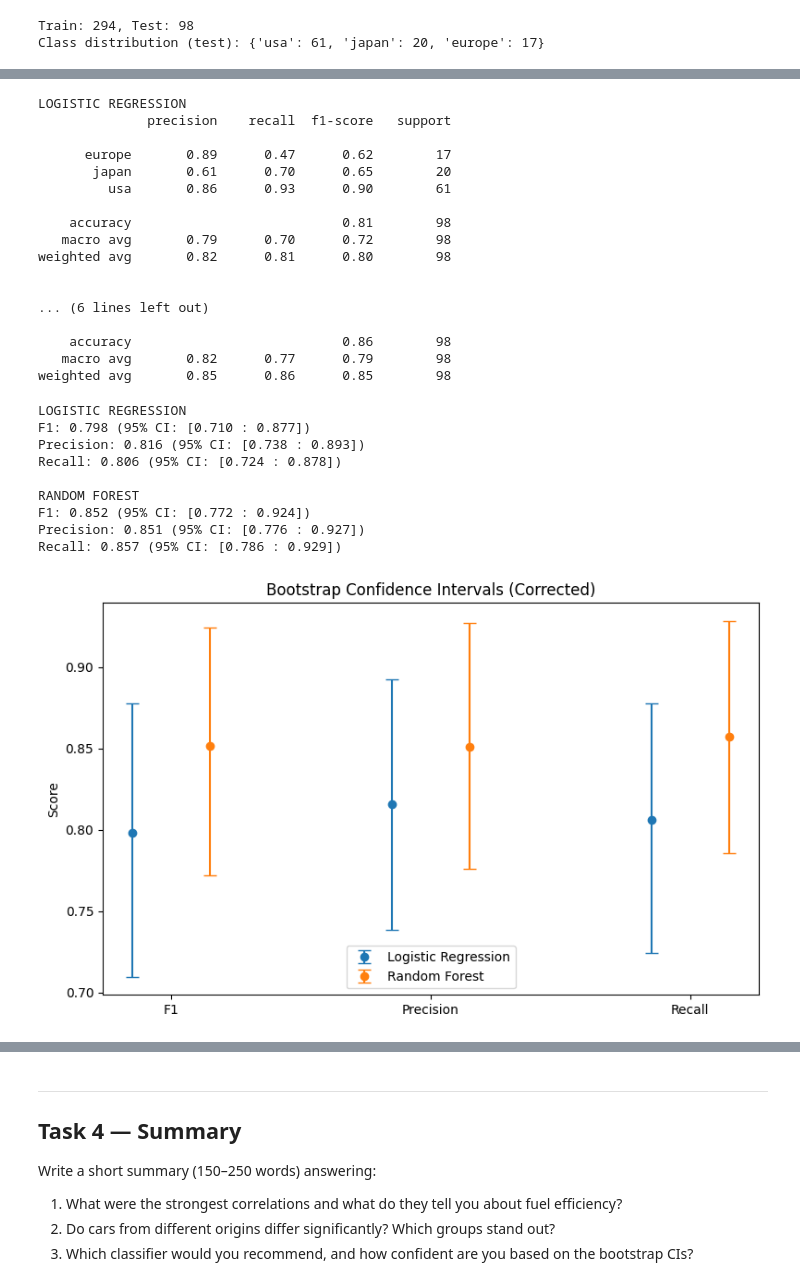
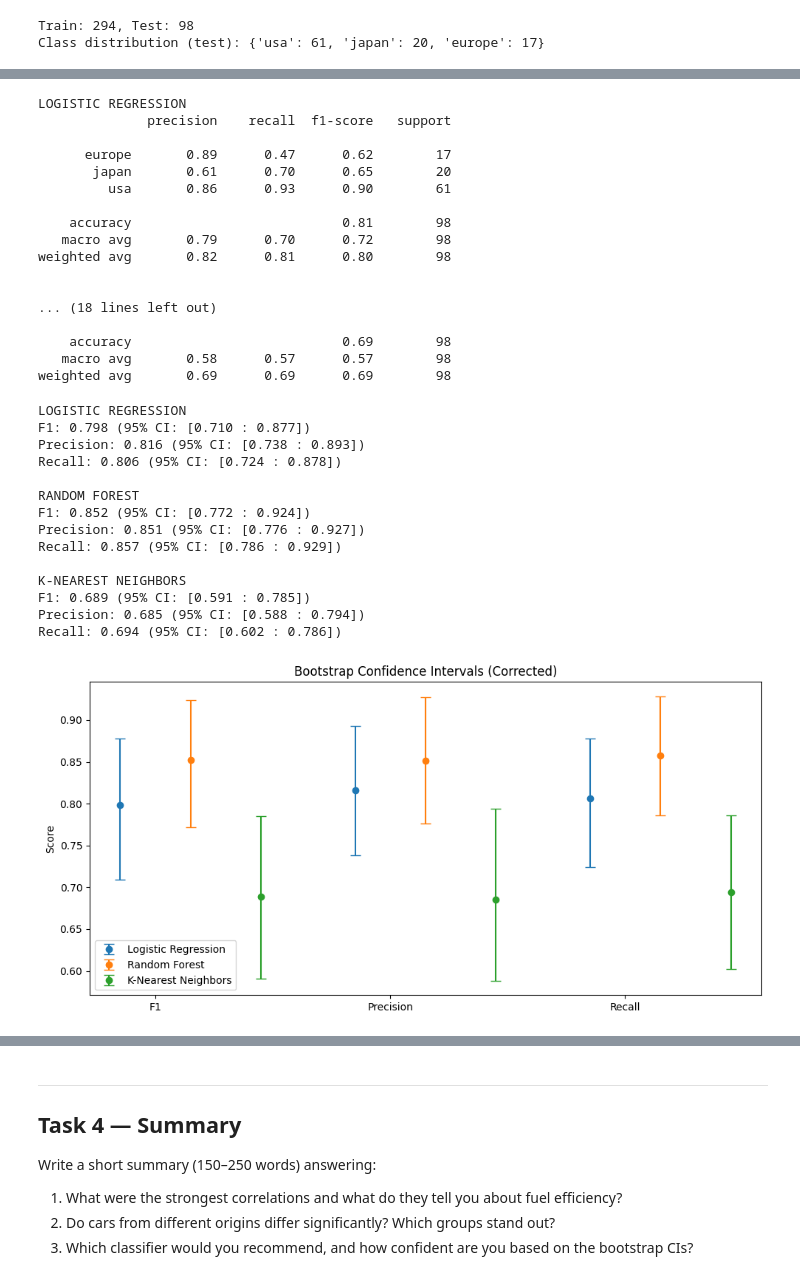
Before and after one commit to Manheim666/ironhack-ai-engineering, a Jupyter notebook: module-3/m3-13-assessment/m3-13-assessment.ipynb, the cells around one changed output, grey strips where cells are left out. Cells and saved outputs as stored; diff of their text form; code cells hidden in the pictures.

```diff
--- a/module-3/m3-13-assessment/m3-13-assessment.ipynb
+++ b/module-3/m3-13-assessment/m3-13-assessment.ipynb
@@ -360,7 +362,9 @@ Class distribution (test): {'usa': 61, 'japan': 20, 'europe': 17}
 # %%
 from sklearn.linear_model import LogisticRegression
 from sklearn.ensemble import RandomForestClassifier
+from sklearn.neighbors import KNeighborsClassifier
 from sklearn.preprocessing import StandardScaler
+
 
 scaler = StandardScaler()
 
@@ -376,3 +380,8 @@ log_pred = log_reg.predict(X_test_scaled)
 rf = RandomForestClassifier(random_state=42)
 rf.fit(X_train, y_train)
 rf_pred = rf.predict(X_test)
+
+# KNN
+knn = KNeighborsClassifier()
+knn.fit(X_train_scaled, y_train)
+knn_pred = knn.predict(X_test_scaled)
@@ -385,6 +405,9 @@ print(classification_report(y_test, log_pred))
 
 print("\nRANDOM FOREST")
 print(classification_report(y_test, rf_pred))
+
+print("\nK-NEAREST NEIGHBORS")
+print(classification_report(y_test, knn_pred))
 # %% [output]
 LOGISTIC REGRESSION
               precision    recall  f1-score   support
@@ -398,11 +421,11 @@ LOGISTIC REGRESSION
 weighted avg       0.82      0.81      0.80        98
 
 
-... (6 lines left out)
+... (18 lines left out)
 
-    accuracy                           0.86        98
-   macro avg       0.82      0.77      0.79        98
-weighted avg       0.85      0.86      0.85        98
+    accuracy                           0.69        98
+   macro avg       0.58      0.57      0.57        98
+weighted avg       0.69      0.69      0.69        98
 # %%
 def bootstrap_metric(y_true, y_pred, metric_fn, n_boot=2000, seed=42):
     """
@@ -461,6 +484,11 @@ print("\nRANDOM FOREST")
 for name, fn in metrics.items():
     mean, low, high, _ = bootstrap_metric(y_test, rf_pred, fn)
     print(f"{name}: {mean:.3f} (95% CI: [{low:.3f} : {high:.3f}])")
+
+print("\nK-NEAREST NEIGHBORS")
+for name, fn in metrics.items():
+    mean, low, high, _ = bootstrap_metric(y_test, knn_pred, fn)
+    print(f"{name}: {mean:.3f} (95% CI: [{low:.3f} : {high:.3f}])")
 # %% [output]
 LOGISTIC REGRESSION
 F1: 0.798 (95% CI: [0.710 : 0.877])
@@ -471,6 +499,11 @@ RANDOM FOREST
 F1: 0.852 (95% CI: [0.772 : 0.924])
 Precision: 0.851 (95% CI: [0.776 : 0.927])
 Recall: 0.857 (95% CI: [0.786 : 0.929])
+
+K-NEAREST NEIGHBORS
+F1: 0.689 (95% CI: [0.591 : 0.785])
+Precision: 0.685 (95% CI: [0.588 : 0.794])
+Recall: 0.694 (95% CI: [0.602 : 0.786])
 # %%
 # Visualize bootstrap CIs (dot-and-whisker or grouped bar chart)
 
@@ -487,12 +520,12 @@ def get_bootstrap_results(y_true, y_pred):
 # Compute bootstrap results
 lr = get_bootstrap_results(y_test, log_pred)
 rf = get_bootstrap_results(y_test, rf_pred)
-
+knn = get_bootstrap_results(y_test, knn_pred)
 
 # Plotting
 metrics_list = ["F1", "Precision", "Recall"]
 
-fig, ax = plt.subplots(figsize=(8, 5))
+fig, ax = plt.subplots(figsize=(10, 5))
 
 x = np.arange(len(metrics_list))
 offset = 0.15
@@ -502,32 +535,32 @@ def plot_model(data, offset, label):
     means = [data[m][0] for m in metrics_list]
     lows = [data[m][1] for m in metrics_list]
     highs = [data[m][2] for m in metrics_list]
 
     yerr = [
         np.array(means) - np.array(lows),
         np.array(highs) - np.array(means)
     ]
 
     ax.errorbar(
         x + offset,
         means,
         yerr=yerr,
         fmt='o',
         capsize=5,
         label=label
     )
 
 
 plot_model(lr, -offset, "Logistic Regression")
 plot_model(rf, offset, "Random Forest")
-
+plot_model(knn, 3 * offset, "K-Nearest Neighbors")
 ax.set_xticks(x)
 ax.set_xticklabels(metrics_list)
 ax.set_ylabel("Score")
 ax.set_title("Bootstrap Confidence Intervals (Corrected)")
 ax.legend()
 
 plt.tight_layout()
 plt.show()
 # %% [output]
-[figure, old version]
+[figure, new version]
```
Also changed, not shown: parts of 6 cells of this notebook.
